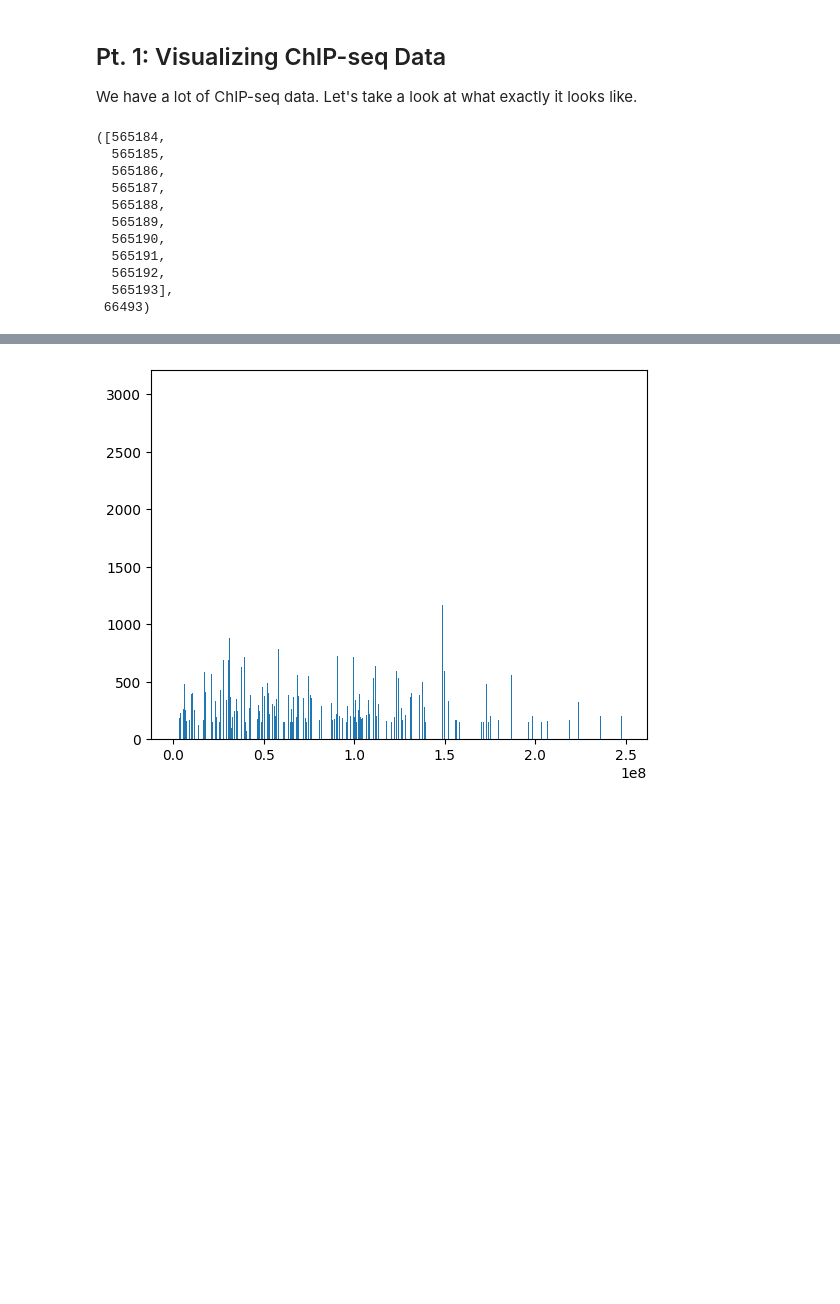
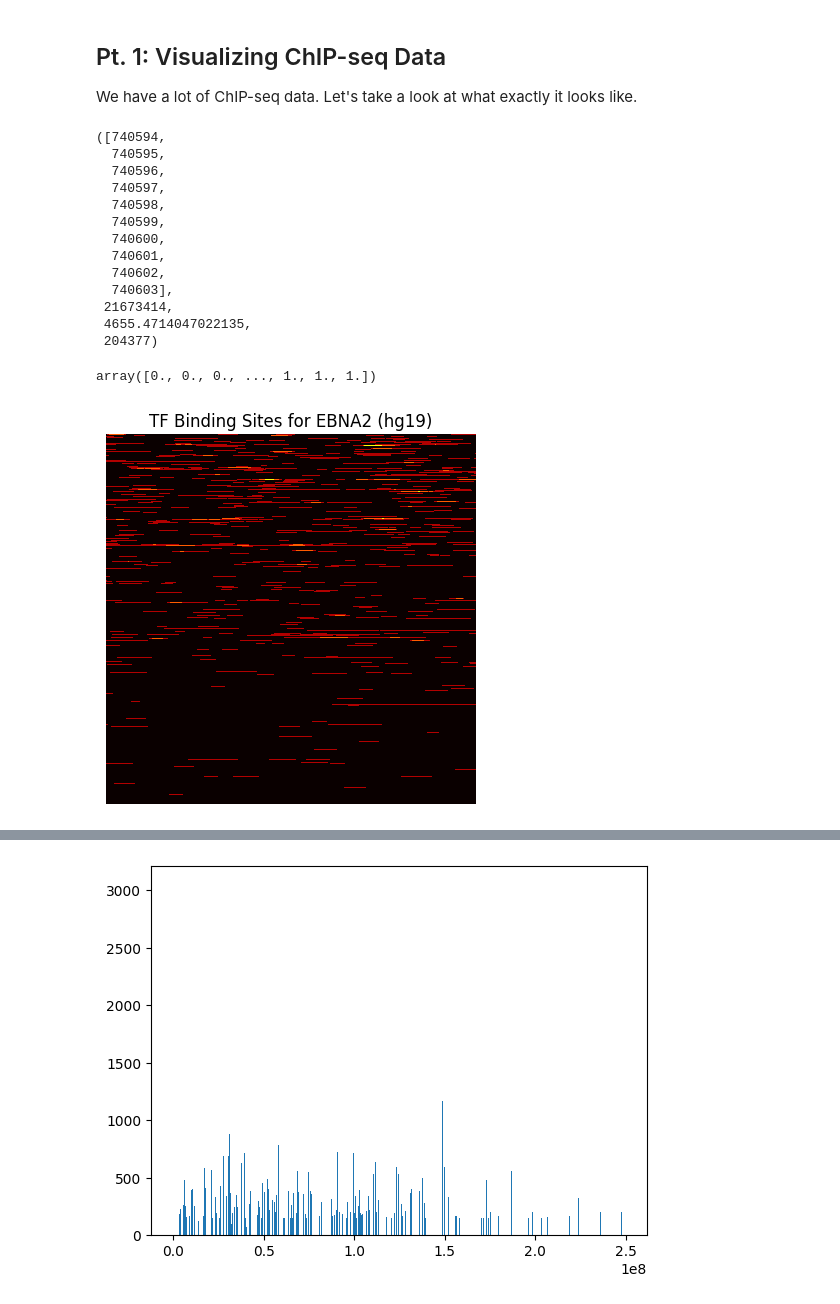
Before and after one commit to html1101/RELI-Analysis, a Jupyter notebook: visualize.ipynb, the cells around one changed output, grey strips where cells are left out. Cells and saved outputs as stored; diff of their text form; code cells hidden in the pictures; blank space fills up the shorter version.

Commit message:
More visualizations and data

```diff
--- a/visualize.ipynb
+++ b/visualize.ipynb
@@ -21,16 +21,41 @@ for d in data:
     for dd in d:
         new_data.append(dd)
 num_bins = int(len(set(new_data)) / 100)
-new_data[:10], num_bins
+val = max(new_data)
+new_data = new_data[:(val * val)]
+new_data[:10], len(new_data), math.sqrt(len(new_data)), num_bins
 # %% [output]
-([565184,
-  565185,
-  565186,
-  565187,
-  565188,
-  565189,
-  565190,
-  565191,
-  565192,
-  565193],
- 66493)
+([740594,
+  740595,
+  740596,
+  740597,
+  740598,
+  740599,
+  740600,
+  740601,
+  740602,
+  740603],
+ 21673414,
+ 4655.4714047022135,
+ 204377)
+# %%
+num_overlaps = np.zeros(val)
+
+for i in range(len(new_data)):
+    num_overlaps[new_data[i] - 1] += 1
+
+num_overlaps
+# %% [output]
+array([0., 0., 0., ..., 1., 1., 1.])
+# %%
+v = int(math.sqrt(val))
+num_overlaps = num_overlaps[:(v * v)]
+num_overlaps = num_overlaps.reshape((v, v))
+# %%
+plt.title("TF Binding Sites for EBNA2 (hg19)")
+plt.imshow(num_overlaps, cmap='hot', interpolation='nearest')
+plt.axis("off")
+plt.savefig("tfbs_EBNA2.png")
+plt.show()
+# %% [output]
+[figure, added]
```
Also changed, not shown: parts of 8 cells of this notebook, 26 other files.
